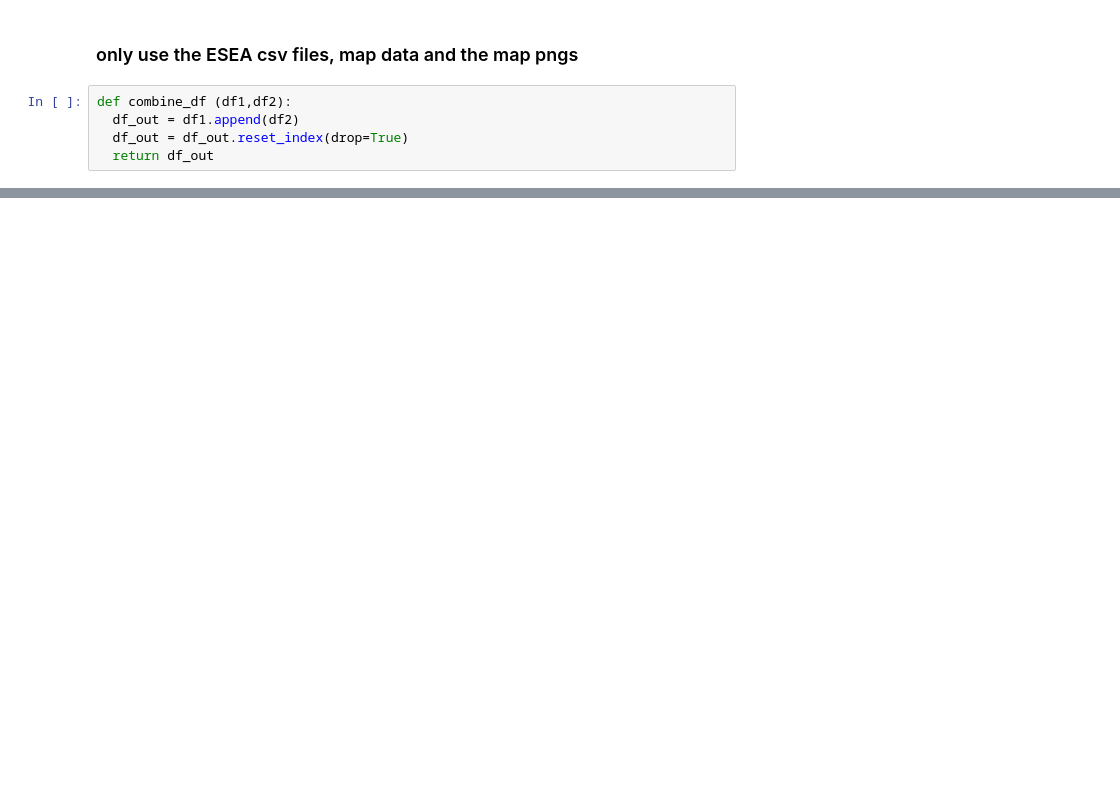
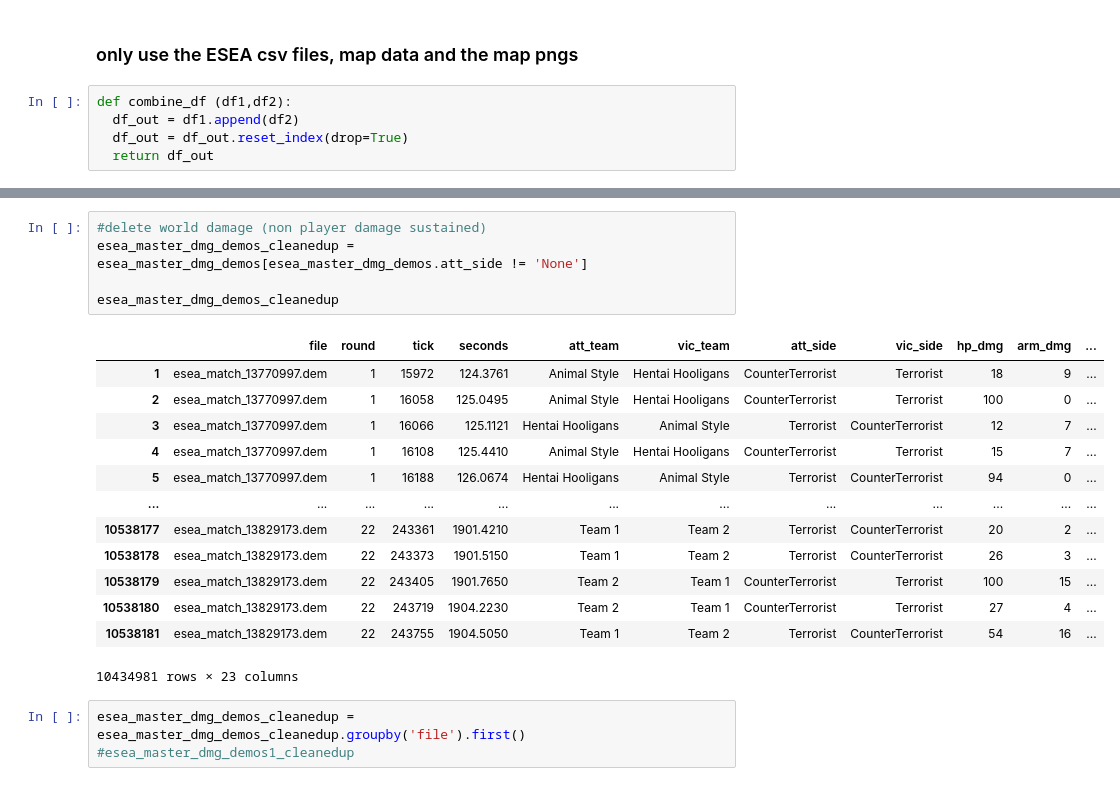
Before and after one commit to gandhimonil9823/CS_GO_Analysis, a Jupyter notebook: CS_GO_Analysis.ipynb, the cells around one changed output, grey strips where cells are left out. Saved outputs shown, nothing was run; the diff lists cells and outputs as text; blank space fills up the shorter version.

```diff
--- a/CS_GO_Analysis.ipynb
+++ b/CS_GO_Analysis.ipynb
@@ -127,0 +116,22 @@ esea_meta_demos
+# %%
+#delete world damage (non player damage sustained)
+esea_master_dmg_demos_cleanedup = esea_master_dmg_demos[esea_master_dmg_demos.att_side != 'None']
+
+esea_master_dmg_demos_cleanedup
+# %% [output]
+|  | file | round | tick | seconds | att_team | vic_team | att_side | vic_side | hp_dmg | arm_dmg | ... |
+| 1 | esea_match_13770997.dem | 1 | 15972 | 124.3761 | Animal Style | Hentai Hooligans | CounterTerrorist | Terrorist | 18 | 9 | ... |
+| 2 | esea_match_13770997.dem | 1 | 16058 | 125.0495 | Animal Style | Hentai Hooligans | CounterTerrorist | Terrorist | 100 | 0 | ... |
+| 3 | esea_match_13770997.dem | 1 | 16066 | 125.1121 | Hentai Hooligans | Animal Style | Terrorist | CounterTerrorist | 12 | 7 | ... |
+| 4 | esea_match_13770997.dem | 1 | 16108 | 125.4410 | Animal Style | Hentai Hooligans | CounterTerrorist | Terrorist | 15 | 7 | ... |
+| 5 | esea_match_13770997.dem | 1 | 16188 | 126.0674 | Hentai Hooligans | Animal Style | Terrorist | CounterTerrorist | 94 | 0 | ... |
+| ... | ... | ... | ... | ... | ... | ... | ... | ... | ... | ... | ... |
+| 10538177 | esea_match_13829173.dem | 22 | 243361 | 1901.4210 | Team 1 | Team 2 | Terrorist | CounterTerrorist | 20 | 2 | ... |
+| 10538178 | esea_match_13829173.dem | 22 | 243373 | 1901.5150 | Team 1 | Team 2 | Terrorist | CounterTerrorist | 26 | 3 | ... |
+| 10538179 | esea_match_13829173.dem | 22 | 243405 | 1901.7650 | Team 2 | Team 1 | CounterTerrorist | Terrorist | 100 | 15 | ... |
+| 10538180 | esea_match_13829173.dem | 22 | 243719 | 1904.2230 | Team 2 | Team 1 | CounterTerrorist | Terrorist | 27 | 4 | ... |
+| 10538181 | esea_match_13829173.dem | 22 | 243755 | 1904.5050 | Team 1 | Team 2 | Terrorist | CounterTerrorist | 54 | 16 | ... |
+10434981 rows × 23 columns
+# %%
+esea_master_dmg_demos_cleanedup = esea_master_dmg_demos_cleanedup.groupby('file').first()
+#esea_master_dmg_demos1_cleanedup
```
Also changed, not shown: parts of 13 cells of this notebook.
